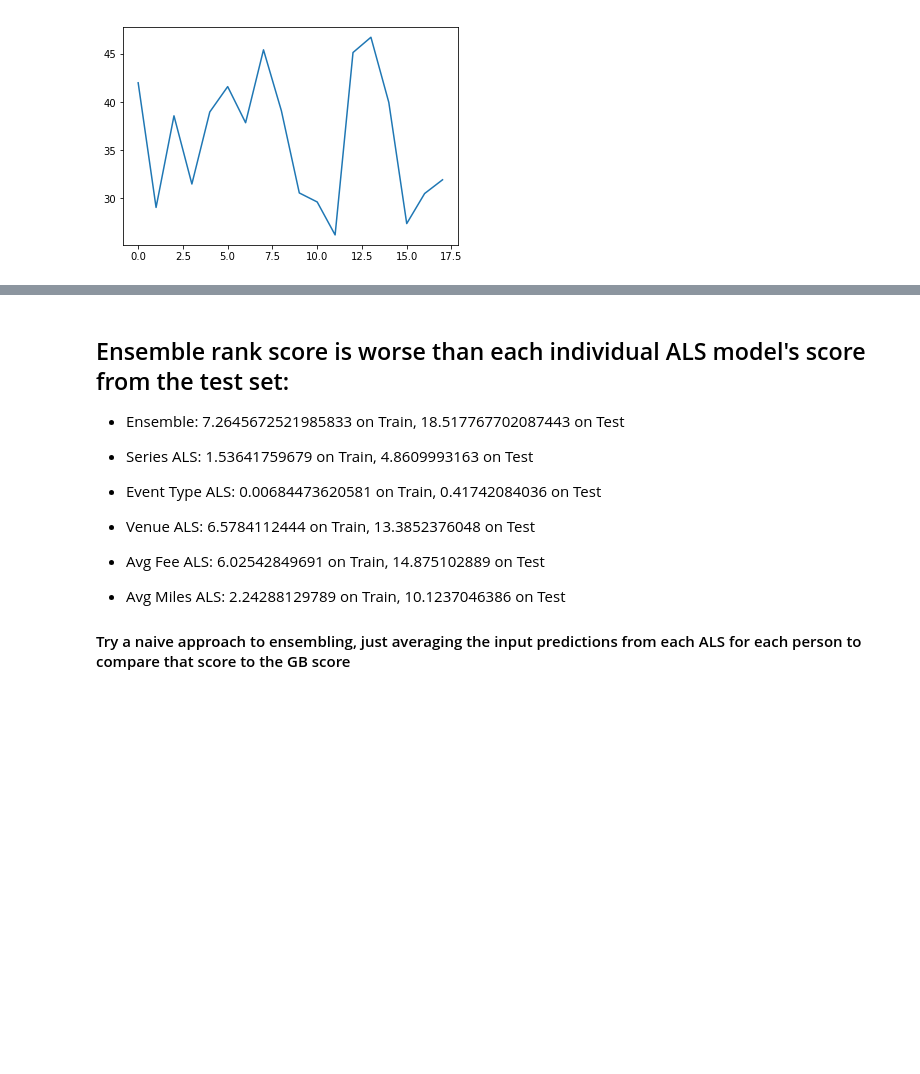
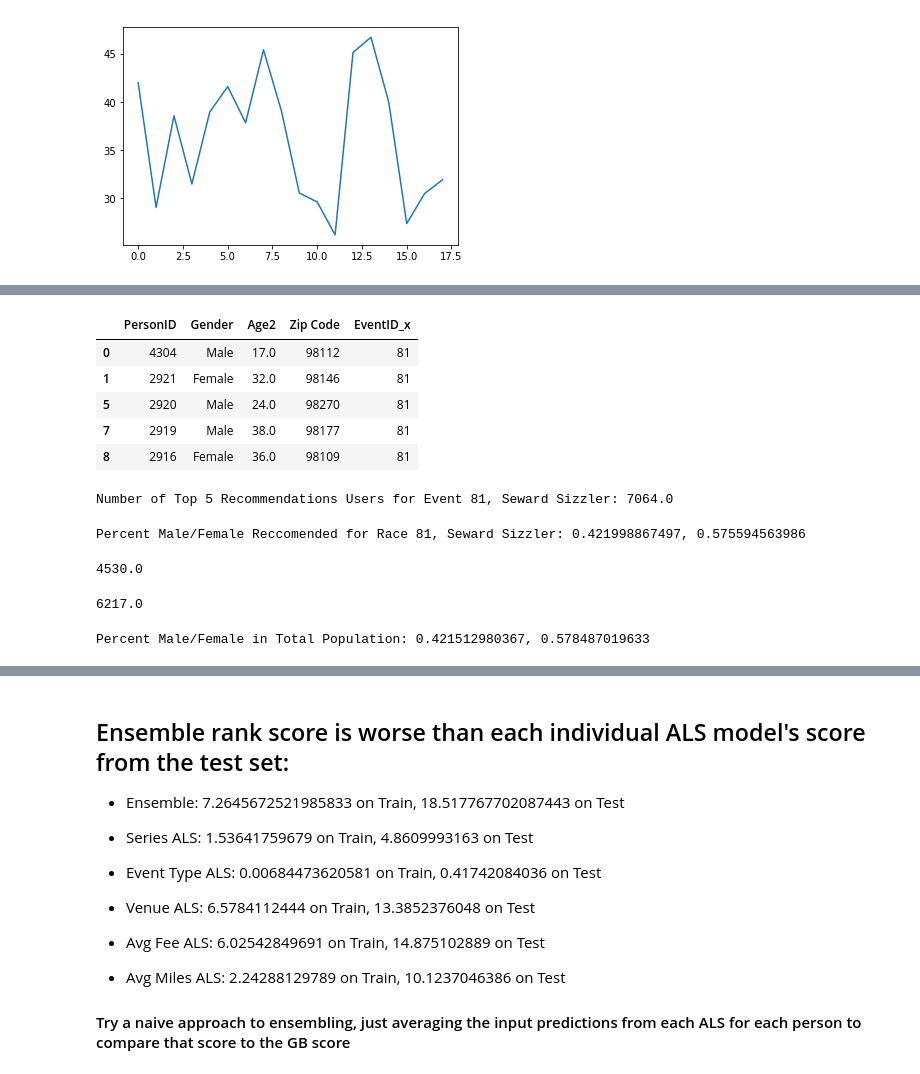
Before and after one commit to gcnuss/trailrun_participation, a Jupyter notebook: model/Final_Model_Pipeline-UPDATE.ipynb, the cells around one changed output, grey strips where cells are left out. Drawn from its saved outputs; the diff is of its cells as text; code cells hidden in the pictures; blank space fills up the shorter version.

```diff
--- a/model/Final_Model_Pipeline-UPDATE.ipynb
+++ b/model/Final_Model_Pipeline-UPDATE.ipynb
@@ -1107,0 +1084,3 @@ Friday:
+# %%
+likelyusers_event81_df = pd.DataFrame({'EventID': 81, 'PersonID': D_likelyusers[81]})
+likelyusers_event81_df.head()
@@ -1107,0 +1094,41 @@ Friday:
+# %%
+likelyusers_event81_df = pd.merge(likelyusers_event81_df, cleaned_data, on='PersonID')
+# %%
+likelyusers_event81_df = likelyusers_event81_df[['PersonID', 'Gender', 'Age2', 'Zip Code', 'EventID_x']]
+# %%
+likelyusers_event81_df.drop_duplicates(subset='PersonID', inplace=True)
+# %%
+likelyusers_event81_df.head()
+# %% [output]
+|  | PersonID | Gender | Age2 | Zip Code | EventID_x |
+| 0 | 4304 | Male | 17.0 | 98112 | 81 |
+| 1 | 2921 | Female | 32.0 | 98146 | 81 |
+| 5 | 2920 | Male | 24.0 | 98270 | 81 |
+| 7 | 2919 | Male | 38.0 | 98177 | 81 |
+| 8 | 2916 | Female | 36.0 | 98109 | 81 |
+# %%
+tot_recs = float(len(likelyusers_event81_df))
+print('Number of Top 5 Recommendations Users for Event 81, Seward Sizzler: {}'.format(tot_recs))
+# %% [output]
+Number of Top 5 Recommendations Users for Event 81, Seward Sizzler: 7064.0
+# %%
+print('Percent Male/Female Reccomended for Race 81, Seward Sizzler: {}, {}'.format(
+    (likelyusers_event81_df[likelyusers_event81_df['Gender'] == 'Male'].count()['PersonID'])/tot_recs,
+    (likelyusers_event81_df[likelyusers_event81_df['Gender'] == 'Female'].count()['PersonID'])/tot_recs))
+# %% [output]
+Percent Male/Female Reccomended for Race 81, Seward Sizzler: 0.421998867497, 0.575594563986
+# %%
+tot_males = float(cleaned_data[cleaned_data['Gender'] == 'Male'].drop_duplicates('PersonID').count()['PersonID'])
+tot_males
+# %% [output]
+4530.0
+# %%
+tot_females = float(cleaned_data[cleaned_data['Gender'] == 'Female'].drop_duplicates('PersonID').count()['PersonID'])
+tot_females
+# %% [output]
+6217.0
+# %%
+print('Percent Male/Female in Total Population: {}, {}'.format(
+    (tot_males / (tot_males+tot_females)), (tot_females / (tot_males+tot_females))))
+# %% [output]
+Percent Male/Female in Total Population: 0.421512980367, 0.578487019633
```
Also changed, not shown: parts of 7 cells of this notebook, 3 other files.
